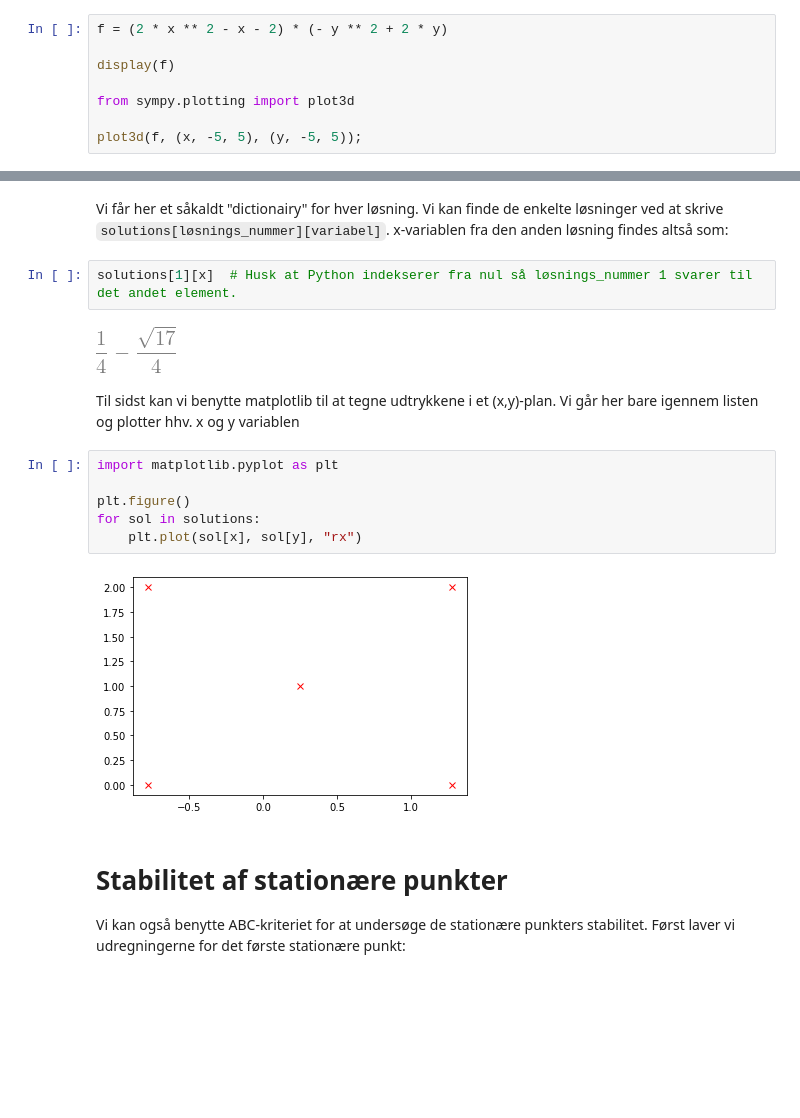
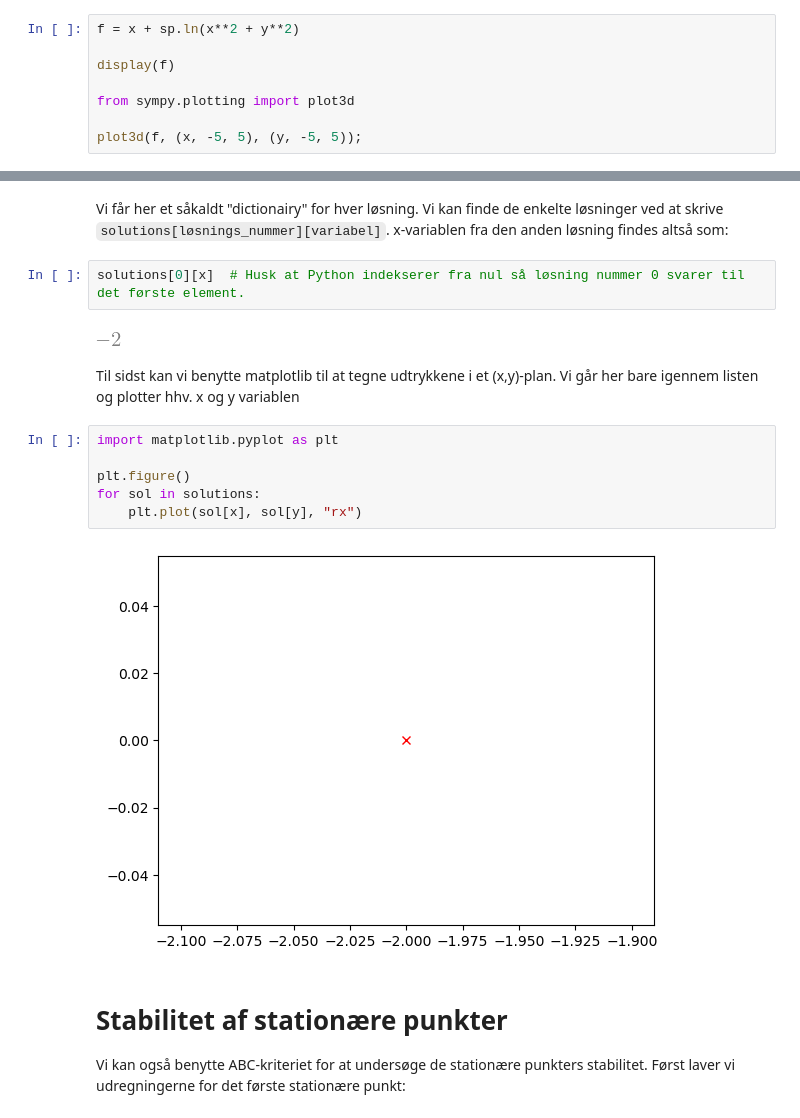
Before and after one commit to Focus9752/LinAlys, a Jupyter notebook: Stationære_punkter_mABC.ipynb, the cells around one changed output, grey strips where cells are left out. Cells and saved outputs as stored; diff of their text form; blank space fills up the shorter version.

```diff
--- a/Stationære_punkter_mABC.ipynb
+++ b/Stationære_punkter_mABC.ipynb
@@ -9,7 +9,7 @@ from sympy.abc import x, y
 # %% [markdown]
 Vi definerer nu en funktion og laver et hurtigt plot. Så kan vi nemlig senere sammenligne med resultatet.
 # %%
-f = (2 * x ** 2 - x - 2) * (- y ** 2 + 2 * y)
+f = x + sp.ln(x**2 + y**2)
 
 display(f)
 
@@ -47,9 +43,9 @@ display(*solutions)
 # %% [markdown]
 Vi får her et såkaldt "dictionairy" for hver løsning. Vi kan finde de enkelte løsninger ved at skrive `solutions[løsnings_nummer][variabel]`. x-variablen fra den anden løsning findes altså som:
 # %%
-solutions[1][x]  # Husk at Python indekserer fra nul så løsnings_nummer 1 svarer til det andet element.
+solutions[0][x]  # Husk at Python indekserer fra nul så løsning nummer 0 svarer til det første element.
 # %% [output]
-[figure, old version]
+[figure, new version]
 # %% [markdown]
 Til sidst kan vi benytte matplotlib til at tegne udtrykkene i et (x,y)-plan. Vi går her bare igennem listen og plotter hhv. x og y variablen
 # %%
@@ -59,7 +55,7 @@ plt.figure()
 for sol in solutions:
     plt.plot(sol[x], sol[y], "rx")
 # %% [output]
-[figure, old version]
+[figure, new version]
 # %% [markdown]
 # Stabilitet af stationære punkter
 Vi kan også benytte ABC-kriteriet for at undersøge de stationære punkters stabilitet. Først laver vi udregningerne for det første stationære punkt:
```
Also changed, not shown: parts of 6 cells of this notebook.
